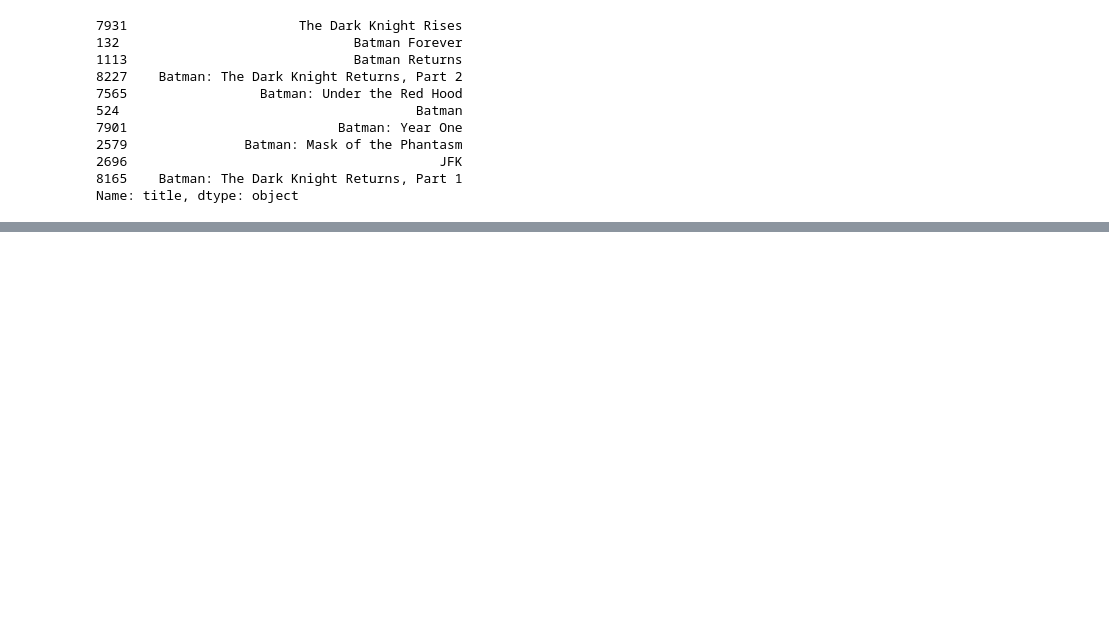
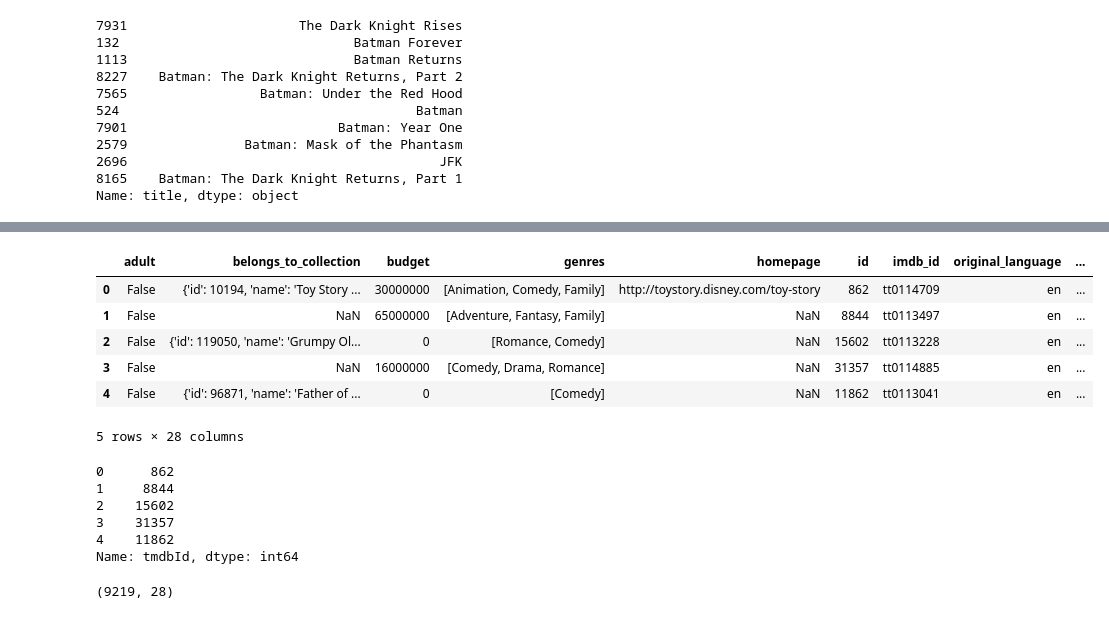
Before and after one commit to JIPiration/kaggles, a Jupyter notebook: the-movie-dataset-and-TMDB-5000-movie-dataset/movie-recommender-systems.ipynb, the cells around one changed output, grey strips where cells are left out. Cells and saved outputs as stored; diff of their text form; code cells hidden in the pictures; blank space fills up the shorter version.

```diff
--- a/the-movie-dataset-and-TMDB-5000-movie-dataset/movie-recommender-systems.ipynb
+++ b/the-movie-dataset-and-TMDB-5000-movie-dataset/movie-recommender-systems.ipynb
@@ -599,2 +600,5 @@ Therefore, we are going to use much more suggestive metadata than Overview and T
 
 To build our standard metadata based content recommender, we will need to merge our current dataset with the crew and the keyword datasets. Let us prepare this data as our first step.
+# %%
+credits = pd.read_csv('./input/the movie dataset/credits.csv')
+keywords = pd.read_csv('./input/the movie dataset/keywords.csv')
@@ -600,0 +664,24 @@ To build our standard metadata based content recommender, we will need to merge
+# %%
+md.head()
+# %% [output]
+|  | adult | belongs_to_collection | budget | genres | homepage | id | imdb_id | original_language | ... |
+| 0 | False | {'id': 10194, 'name': 'Toy Story ... | 30000000 | [Animation, Comedy, Family] | http://toystory.disney.com/toy-story | 862 | tt0114709 | en | ... |
+| 1 | False | NaN | 65000000 | [Adventure, Fantasy, Family] | NaN | 8844 | tt0113497 | en | ... |
+| 2 | False | {'id': 119050, 'name': 'Grumpy Ol... | 0 | [Romance, Comedy] | NaN | 15602 | tt0113228 | en | ... |
+| 3 | False | NaN | 16000000 | [Comedy, Drama, Romance] | NaN | 31357 | tt0114885 | en | ... |
+| 4 | False | {'id': 96871, 'name': 'Father of ... | 0 | [Comedy] | NaN | 11862 | tt0113041 | en | ... |
+5 rows × 28 columns
+# %%
+links_small.head()
+# %% [output]
+0      862
+1     8844
+2    15602
+3    31357
+4    11862
+Name: tmdbId, dtype: int64
+# %%
+smd = md[md['id'].isin(links_small)]
+smd.shape
+# %% [output]
+(9219, 28)
```
Also changed, not shown: parts of 67 cells of this notebook.
